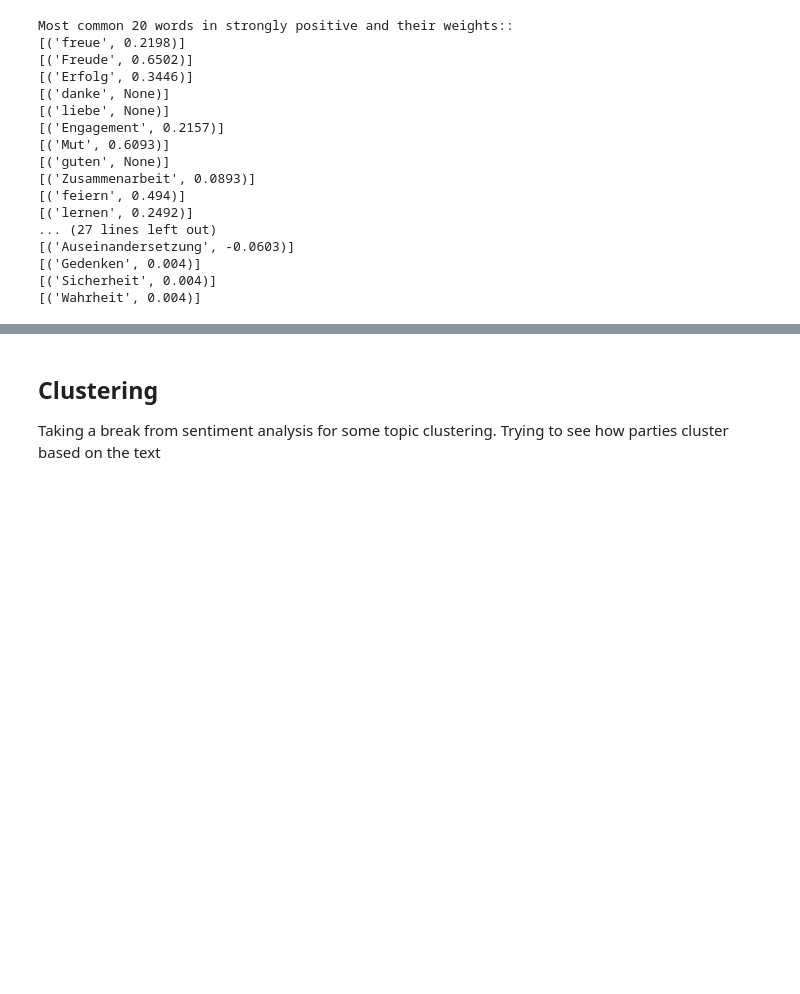
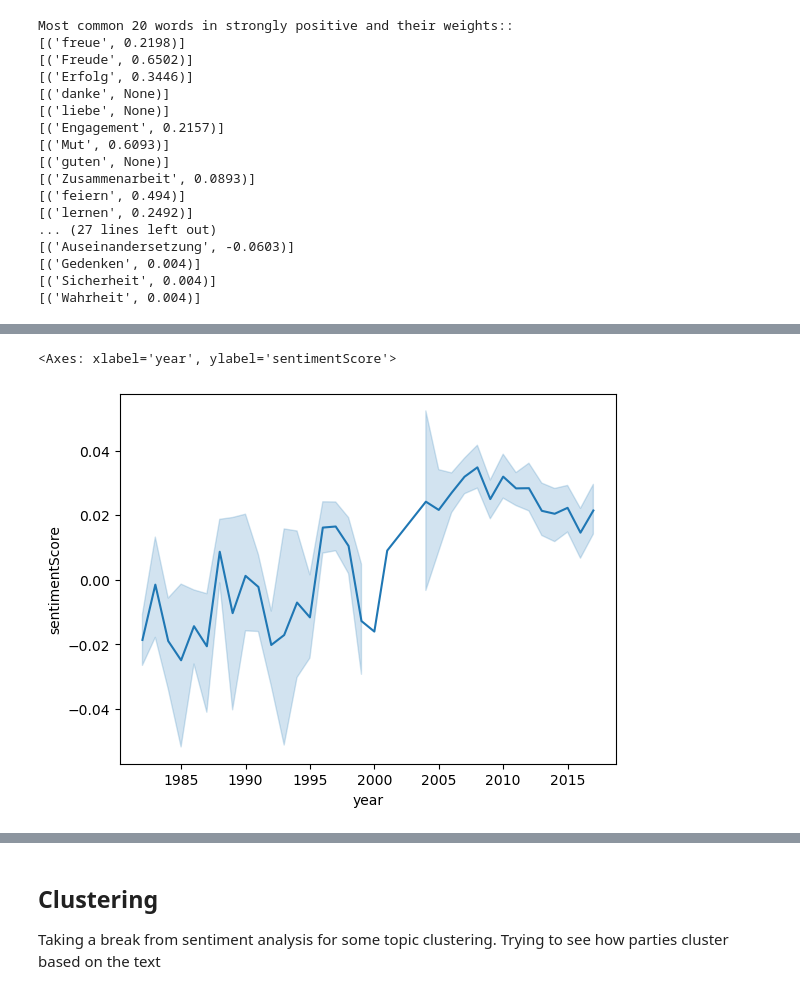
Before and after one commit to Data-Science-for-Linguists-2024/German-Political-Speeches-Sentiment-Analysis, a Jupyter notebook: GPS_Sentiment_Analysis.ipynb, the cells around one changed output, grey strips where cells are left out. Cells and saved outputs as stored; diff of their text form; code cells hidden in the pictures; blank space fills up the shorter version.

```diff
--- a/GPS_Sentiment_Analysis.ipynb
+++ b/GPS_Sentiment_Analysis.ipynb
@@ -914,0 +1012,5 @@ Most common 20 words in strongly positive and their weights::
+# %%
+sns.lineplot(data=cdu, x=cdu['year'], y=cdu['sentimentScore'])
+# %% [output]
+<Axes: xlabel='year', ylabel='sentimentScore'>
+[figure, added]
```
Also changed, not shown: parts of 17 cells of this notebook, 3 other files.
